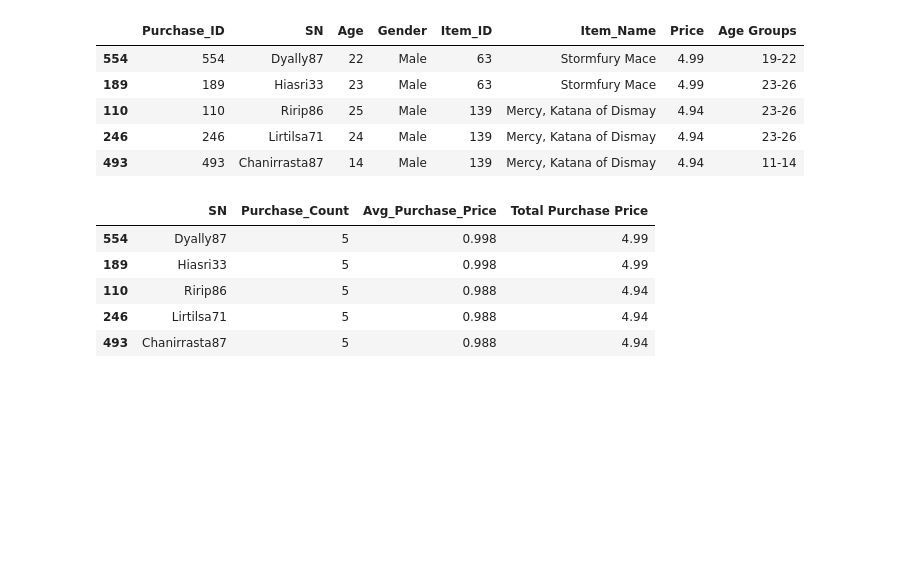
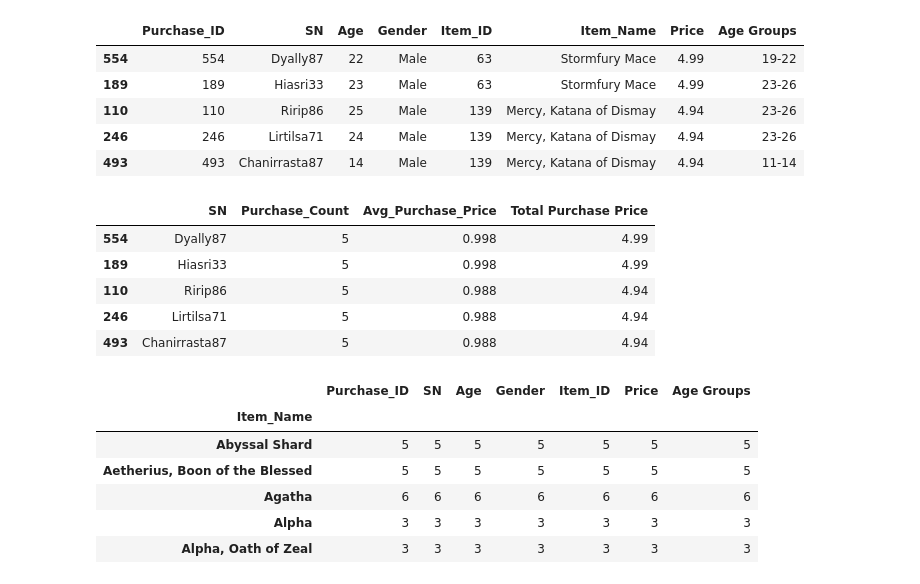
Before and after one commit to tidepooler/HeroesOfPymoli, a Jupyter notebook: Heroes_of_Pymoli.ipynb, the cells around one changed output. Cells and saved outputs as stored; diff of their text form; code cells hidden in the pictures; blank space fills up the shorter version.

Commit message:
Continue Project
Completed table for 5 most popular items. Had to do much of this by hand, and I think there is a simpler way, but it is taking me hours to figure it out, so here you go.

```diff
--- a/Heroes_of_Pymoli.ipynb
+++ b/Heroes_of_Pymoli.ipynb
@@ -352,6 +350,17 @@ df_top_spenders_table
 #DETERMINE MOST POPULAR ITEMS
 # %%
 #Identify the 5 most popular items by purchase count
+num_items_df = df_purchase_data.groupby("Item_Name").count()
+pop_items_df = df_purchase_data.sort_values(by = ['Item_Name'], ascending=[False])
+num_items_df.head(5)
+# %% [output]
+|  | Purchase_ID | SN | Age | Gender | Item_ID | Price | Age Groups |
+| Item_Name |  |  |  |  |  |  |  |
+| Abyssal Shard | 5 | 5 | 5 | 5 | 5 | 5 | 5 |
+| Aetherius, Boon of the Blessed | 5 | 5 | 5 | 5 | 5 | 5 | 5 |
+| Agatha | 6 | 6 | 6 | 6 | 6 | 6 | 6 |
+| Alpha | 3 | 3 | 3 | 3 | 3 | 3 | 3 |
+| Alpha, Oath of Zeal | 3 | 3 | 3 | 3 | 3 | 3 | 3 |
 # %%
 #List them in a table with the following information
 #Item ID, Item Name, #Purchase Count, #Item Price, #Total Purchase Value
```
Also changed, not shown: parts of 2 cells of this notebook.
